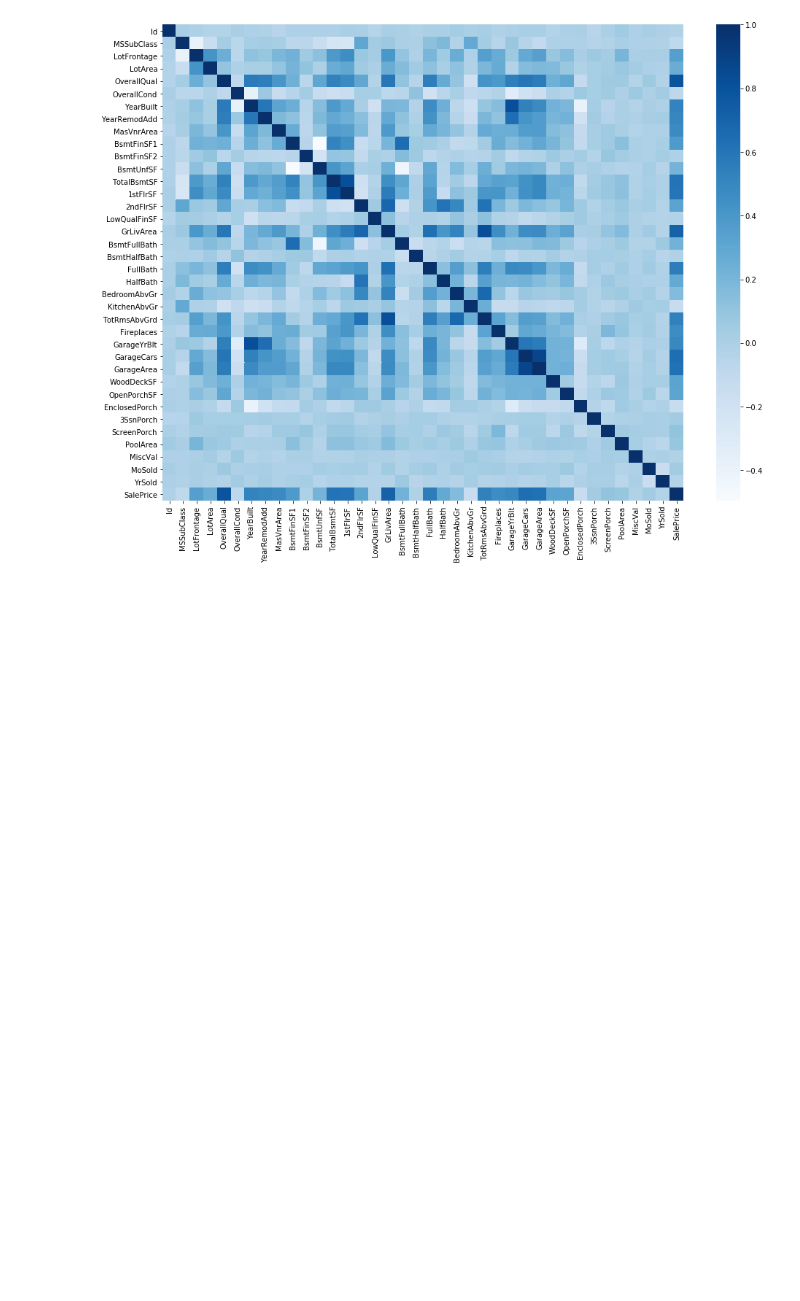
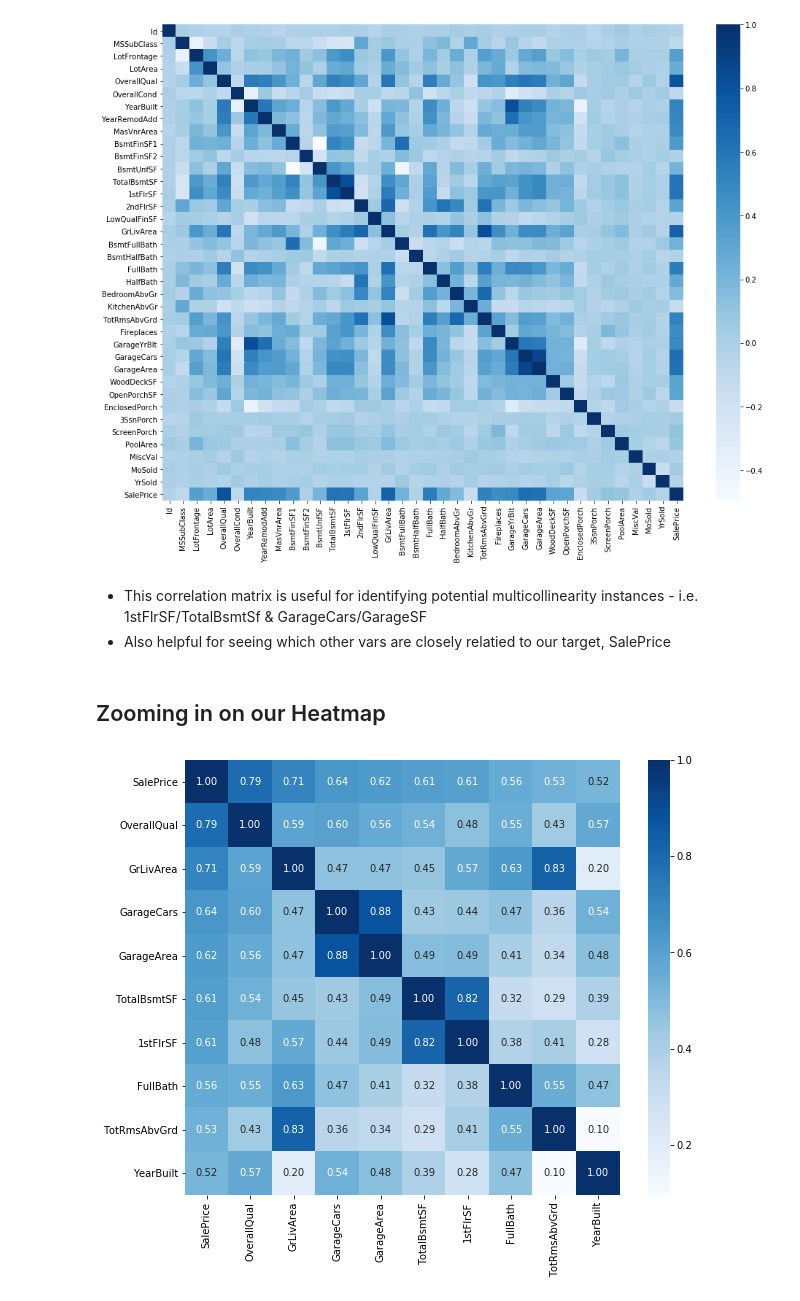
Before and after one commit to defazioj/eda_practice, a Jupyter notebook: notebook/eda/eda.ipynb, the cells around one changed output. Drawn from its saved outputs; the diff is of its cells as text; code cells hidden in the pictures; blank space fills up the shorter version.

```diff
--- a/notebook/eda/eda.ipynb
+++ b/notebook/eda/eda.ipynb
@@ -148,3 +156,18 @@ plt.figure(figsize=(16, 12))
 sns.heatmap(corrmat, cmap='Blues');
 # %% [output]
 [figure]
+# %% [markdown]
+- This correlation matrix is useful for identifying potential multicollinearity instances - i.e. 1stFlrSF/TotalBsmtSf & GarageCars/GarageSF
+- Also helpful for seeing which other vars are closely relatied to our target, SalePrice
+# %% [markdown]
+## Zooming in on our Heatmap
+# %%
+# Zooming in on the 10 vars with the strongest correlation
+
+cols = corrmat.nlargest(10, 'SalePrice')
+cols = cols[list(cols.index)]
+plt.figure(figsize=(10, 8))
+sns.heatmap(cols, cbar=True, annot=True, square=True,
+            fmt='.2f', annot_kws={'size': 10}, cmap='Blues');
+# %% [output]
+[figure, added]
```
Also changed, not shown: parts of 14 cells of this notebook.
